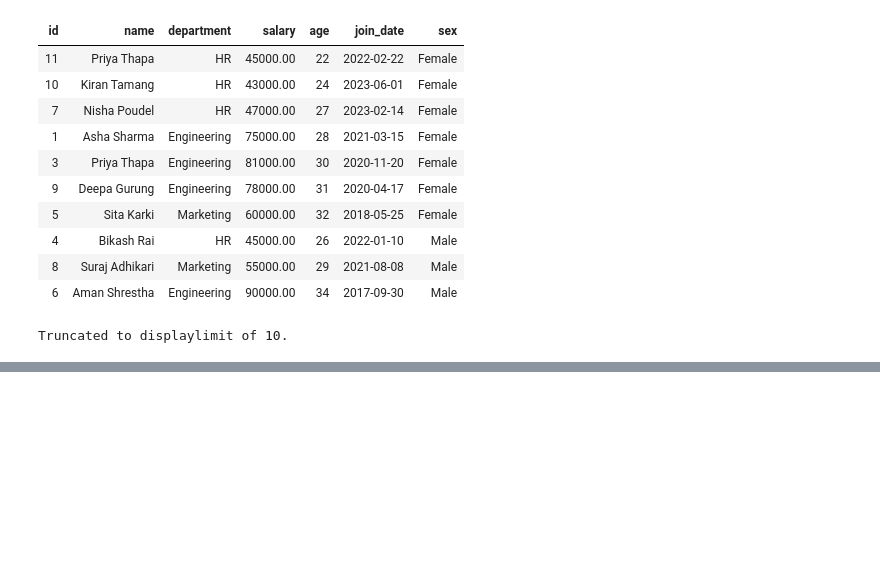
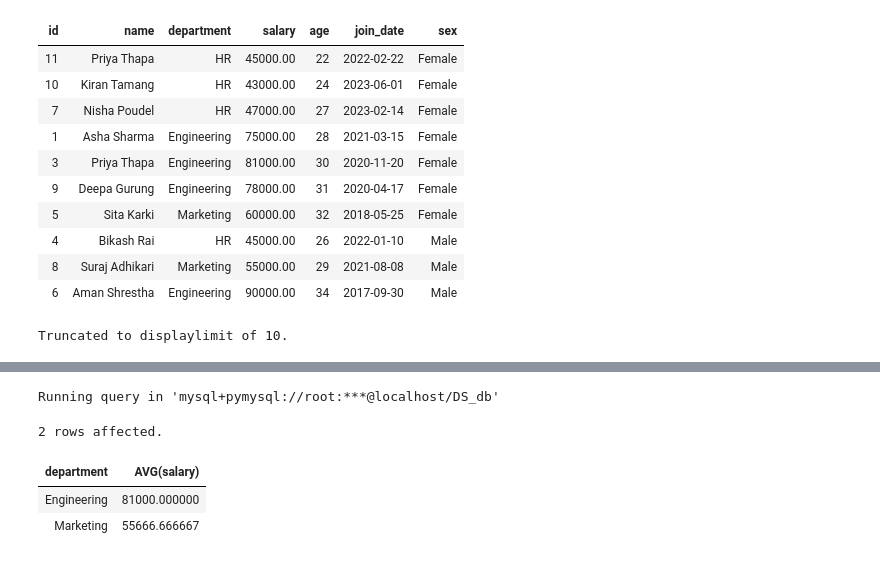
Before and after one commit to Kartika-Nidhi/SQLNotes, a Jupyter notebook: SQLNotes.ipynb, the cells around one changed output, grey strips where cells are left out. Cells and saved outputs as stored; diff of their text form; code cells hidden in the pictures; blank space fills up the shorter version.

```diff
--- a/SQLNotes.ipynb
+++ b/SQLNotes.ipynb
@@ -456,0 +504,13 @@ Truncated to displaylimit of 10.
+# %%
+%%sql
+
+SELECT department, AVG(salary)
+FROM employees
+GROUP BY department
+HAVING AVG(salary) >50000;
+# %% [output]
+Running query in 'mysql+pymysql://root:***@localhost/DS_db'
+2 rows affected.
+| department | AVG(salary) |
+| Engineering | 81000.000000 |
+| Marketing | 55666.666667 |
```
Also changed, not shown: parts of 11 cells of this notebook.
